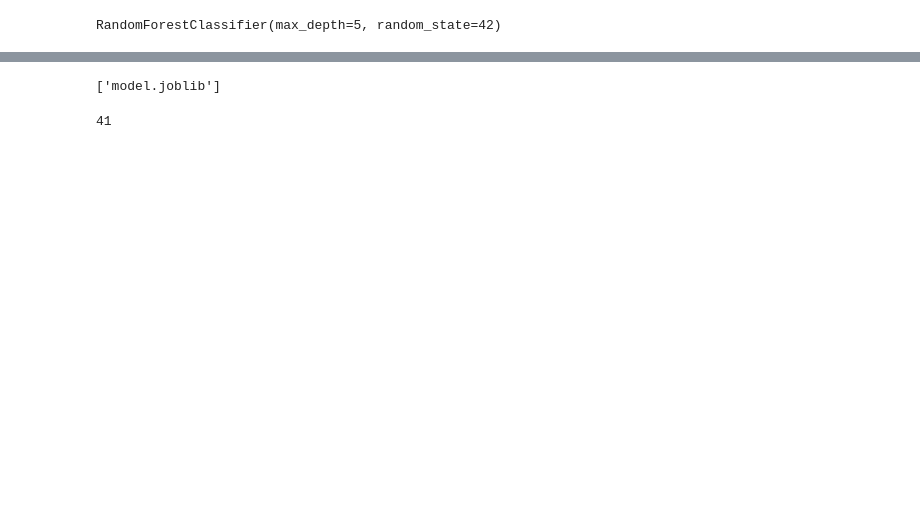
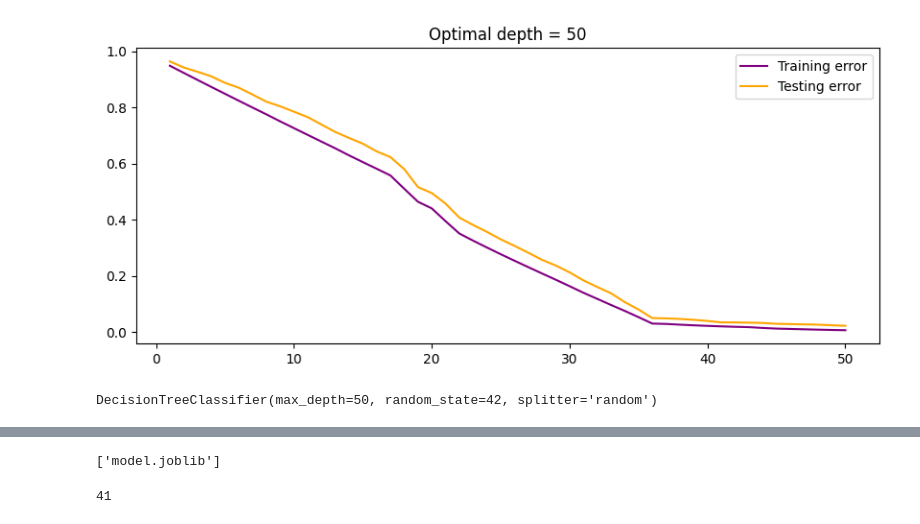
Before and after one commit to karthikeyaspace/HealthCare, a Jupyter notebook: server/s2d.ipynb, the cells around one changed output, grey strips where cells are left out. Saved outputs shown, nothing was run; the diff lists cells and outputs as text; code cells hidden in the pictures; blank space fills up the shorter version.

```diff
--- a/server/s2d.ipynb
+++ b/server/s2d.ipynb
@@ -19,6 +28,51 @@ X_test = imputer.transform(X_test)
+# %%
+x = data.drop('prognosis', axis=1).drop('Unnamed: 133', axis=1)
+y = data['prognosis']
+x.shape
+y.shape
+
+
+
+x_train, x_test, y_train, y_test = train_test_split(x,y, test_size = 0.2, random_state = 42)
+# %%
+def optimum(x_train, y_train, x_test, y_test):
+
+    train_errors = []
+    test_errors = []
+    depths = list(range(1,51))
+
+    for depth in depths:
+
+        model = DecisionTreeClassifier(splitter='random', max_depth=depth)
+
+        model.fit(x_train, y_train)
+
+        learning_error = 1 - model.score(x_train, y_train)
+        train_errors.append(learning_error)
+
+        testing_error = 1 - model.score(x_test, y_test)
+        test_errors.append(testing_error)
+
+        best_depth = depths[np.argmin(test_errors)]
+
+    return depths, best_depth, train_errors, test_errors
+# %%
+depths, best_depth, train_errors, test_errors = optimum(x_train, y_train, x_test, y_test)
+
+
+fig = plt.figure(figsize=(10,4))
+plt.title(f"Optimal depth = {best_depth}")
+plt.plot(depths, train_errors, c='purple', label='Training error')
+plt.plot(depths, test_errors, c='orange', label='Testing error')
+plt.legend()
+
+
+plt.show()
+# %% [output]
+[figure, added]
 # %%
-model = RandomForestClassifier(n_estimators=100, max_depth=5, random_state=42)
-model.fit(X_train, y_train)
+model = DecisionTreeClassifier(splitter='random', max_depth=50, random_state=42)
+model.fit(x_train, y_train)
 # %% [output]
-RandomForestClassifier(max_depth=5, random_state=42)
+DecisionTreeClassifier(max_depth=50, random_state=42, splitter='random')
 # %%
```
Also changed, not shown: parts of 6 cells of this notebook, 9 other files.
